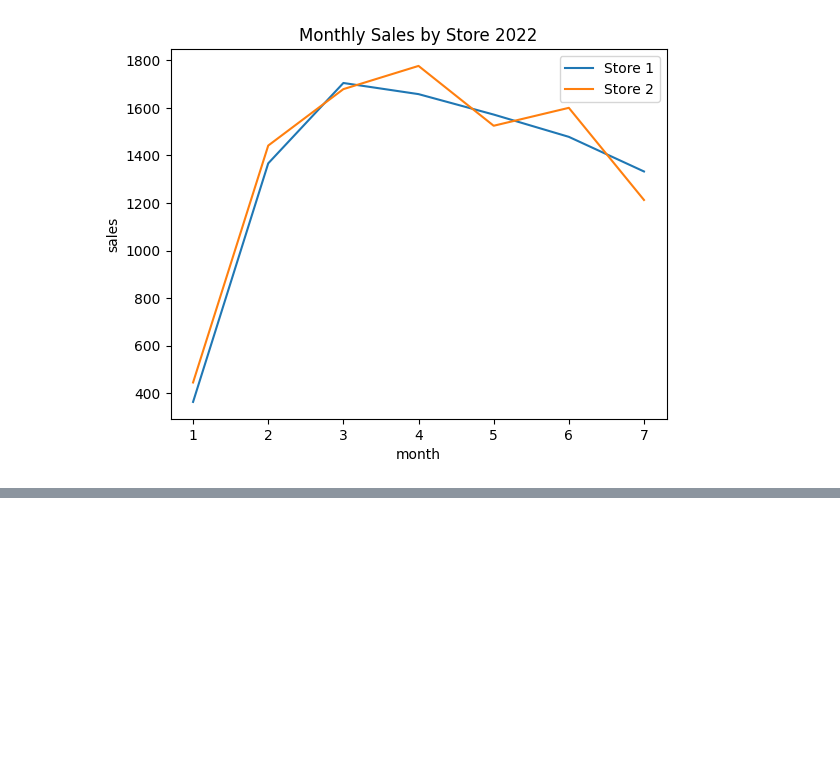
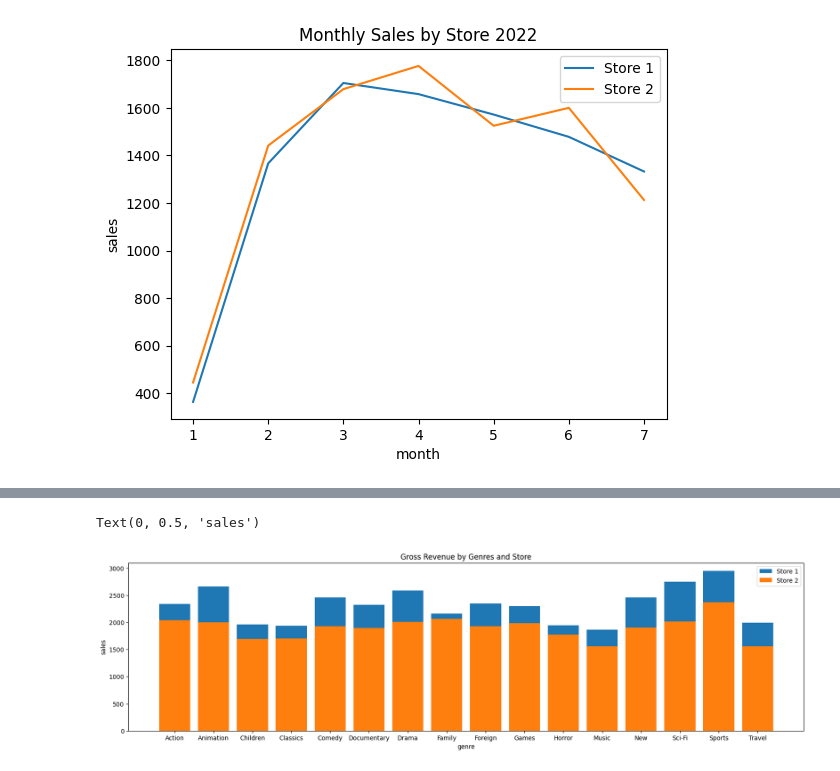
Before and after one commit to York-Solutions-B2E/khue-lee-pagila-assignment, a Jupyter notebook: khue-lee-pagila-assignment.ipynb, the cells around one changed output, grey strips where cells are left out. Saved outputs shown, nothing was run; the diff lists cells and outputs as text; code cells hidden in the pictures; blank space fills up the shorter version.

```diff
--- a/khue-lee-pagila-assignment.ipynb
+++ b/khue-lee-pagila-assignment.ipynb
@@ -327,0 +430,12 @@ SyntaxError: invalid syntax (3140476643.py, line 1)
+# %%
+plt.figure(figsize=(20,5))
+plt.bar(genre_sales_by_store_1["genre"], genre_sales_by_store_1["sales"], label="Store 1")
+plt.bar(genre_sales_by_store_2["genre"], genre_sales_by_store_2["sales"], label="Store 2")
+
+plt.legend()
+plt.title("Gross Revenue by Genres and Store")
+plt.xlabel("genre")
+plt.ylabel("sales")
+# %% [output]
+Text(0, 0.5, 'sales')
+[figure, added]
```
Also changed, not shown: parts of 5 cells of this notebook.
